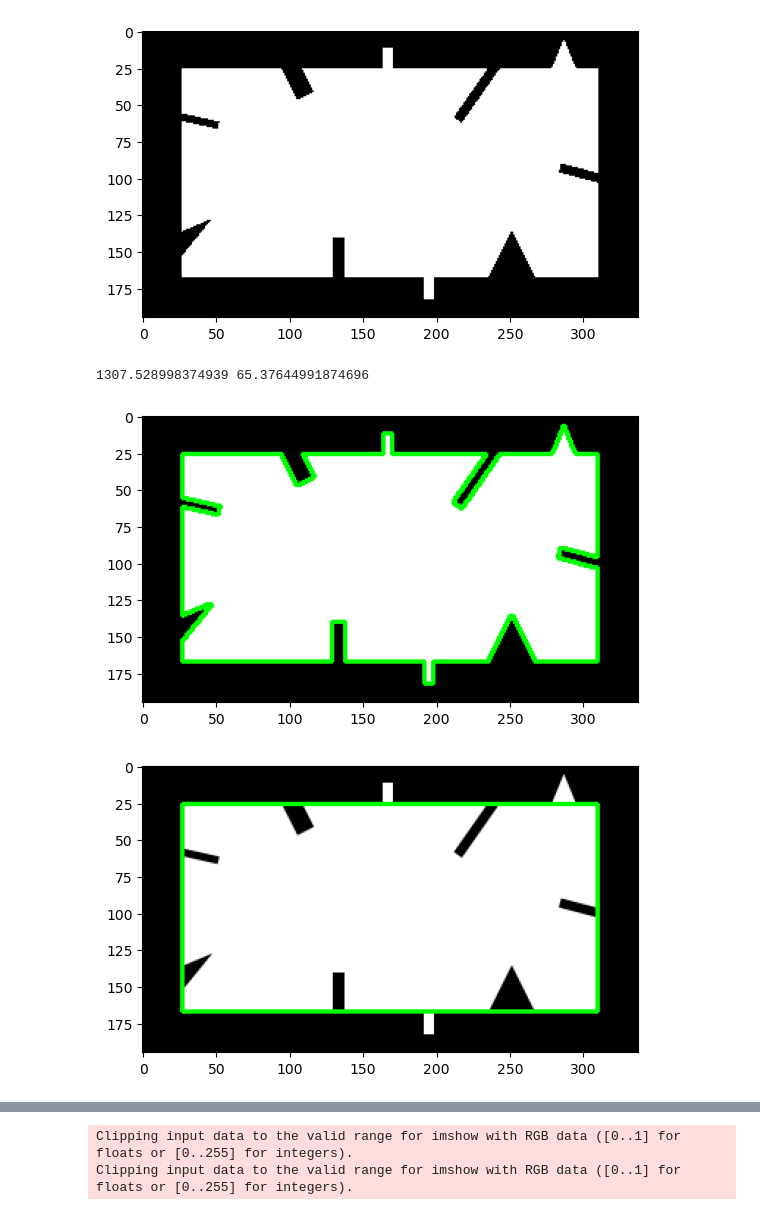
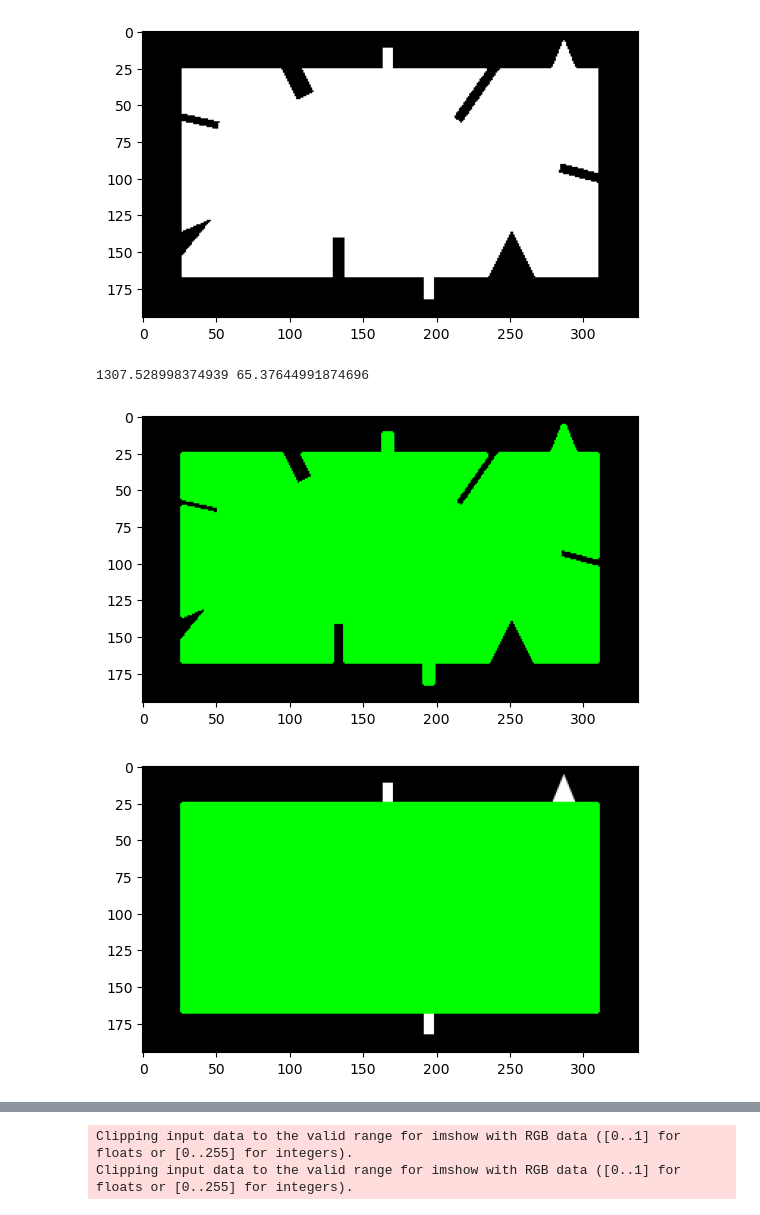
Before and after one commit to K-hyewon/ImageProcessing, a Jupyter notebook: study/study_0414_Contour.ipynb, the cells around one changed output, grey strips where cells are left out. Drawn from its saved outputs; the diff is of its cells as text; code cells hidden in the pictures.

```diff
--- a/study/study_0414_Contour.ipynb
+++ b/study/study_0414_Contour.ipynb
@@ -24,29 +24,29 @@ plt.show()
 # %%
 contours, hierachy = cv2.findContours(binary_img,
                                       cv2.RETR_EXTERNAL,
                                       cv2.CHAIN_APPROX_SIMPLE)
 cnt0 = contours[0]
 
 
 ### 특정 오차범위를 만족하는 approxed contour를 찾으려면
 ### cv2.arclength()를 이용  ->  이때 오차범위에 들어가는 값은 '둘레'
 app_rate = 0.05
 epsilon = app_rate * cv2.arcLength(cnt0, True)
 print(cv2.arcLength(cnt0, True), epsilon)
 
 ### target contour / 오차범위 / closed 유무
 approx = cv2.approxPolyDP(cnt0, epsilon, True)
 
-cv2.drawContours(img_ori, [cnt0], -1, (0,255,0), 2)
-cv2.drawContours(img, [approx], -1, (0,255,0), 2)
+cv2.drawContours(img_ori, [cnt0], -1, (0,255,0), -1)
+cv2.drawContours(img, [approx], -1, (0,255,0), -1)
 
 plt.figure()
 plt.imshow(img_ori[...,::-1])
 
 plt.figure()
 plt.imshow(img[...,::-1])
 plt.show()
 # %% [output]
 1307.528998374939 65.37644991874696
-[figure, old version]
+[figure, new version]
-[figure, old version]
+[figure, new version]
```
Also changed, not shown: parts of 2 cells of this notebook.
